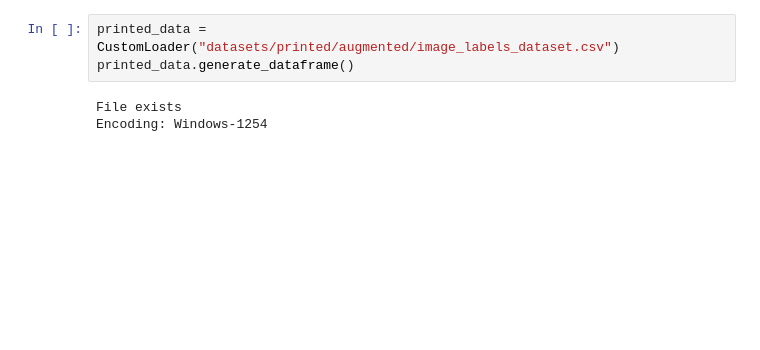
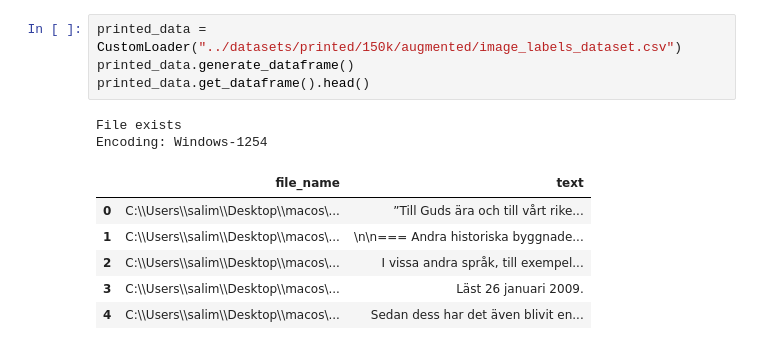
Before and after one commit to xxGreyscale/TrOCR, a Jupyter notebook: notebooks/data_analysis.ipynb, the cells around one changed output. Saved outputs shown, nothing was run; the diff lists cells and outputs as text; blank space fills up the shorter version.

```diff
--- a/notebooks/data_analysis.ipynb
+++ b/notebooks/data_analysis.ipynb
@@ -16,9 +27,16 @@ data.generate_histogram()
 # %%
-printed_data = CustomLoader("datasets/printed/augmented/image_labels_dataset.csv")
+printed_data = CustomLoader("../datasets/printed/150k/augmented/image_labels_dataset.csv")
 printed_data.generate_dataframe()
+printed_data.get_dataframe().head()
 # %% [output]
 File exists
 Encoding: Windows-1254
+|  | file_name | text |
+| 0 | C:\\Users\\salim\\Desktop\\macos\... | ”Till Guds ära och till vårt rike... |
+| 1 | C:\\Users\\salim\\Desktop\\macos\... | \n\n=== Andra historiska byggnade... |
+| 2 | C:\\Users\\salim\\Desktop\\macos\... | I vissa andra språk, till exempel... |
+| 3 | C:\\Users\\salim\\Desktop\\macos\... | Läst 26 januari 2009. |
+| 4 | C:\\Users\\salim\\Desktop\\macos\... | Sedan dess har det även blivit en... |
 # %%
 printed_data.generate_histogram()
 # %% [output]
```
Also changed, not shown: parts of 4 cells of this notebook.
